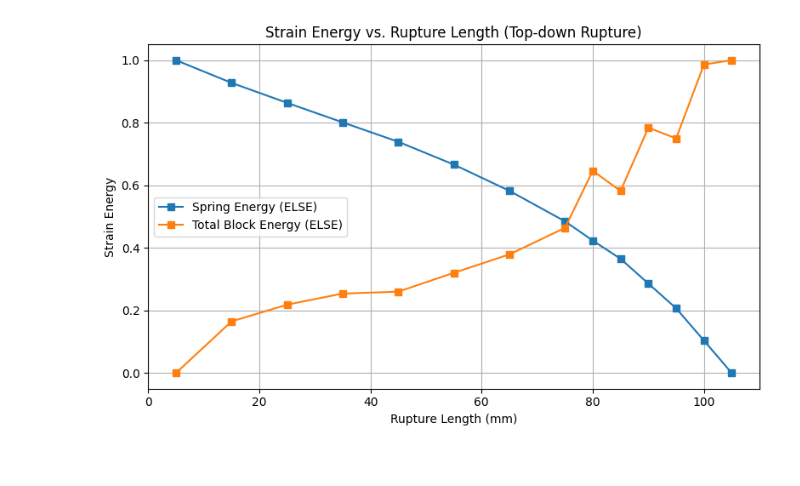
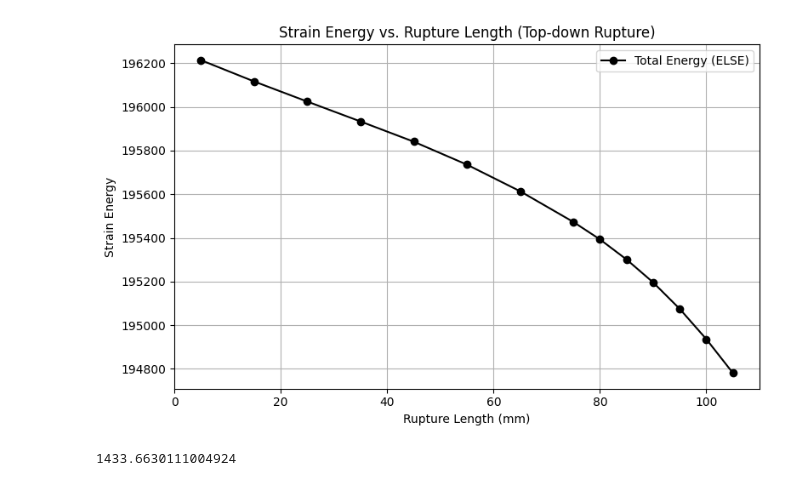
Before and after one commit to Gauss963/PSU-Abaqus, a Jupyter notebook: read-npz.ipynb, the cells around one changed output. Cells and saved outputs as stored; diff of their text form; code cells hidden in the pictures.

```diff
--- a/read-npz.ipynb
+++ b/read-npz.ipynb
@@ -24,36 +24,41 @@ for RUPTURE_POSITION in RUPTURE_POSITIONS:
     data = np.load(filename)
     spring_energies.append(data.get('ELSE-Spring', np.nan))
     center_block_energies.append(data.get('ELSE-Center-Block', np.nan))
     left_block_energies.append(data.get('ELSE-Left-Block', np.nan))
     right_block_energies.append(data.get('ELSE-Right-Block', np.nan))
     steel_plate_block_energies.append(data.get('ELSE-Steel-Plate', np.nan))
 
 spring_energies = np.array(spring_energies)
 center_block_energies = np.array(center_block_energies)
 left_block_energies = np.array(left_block_energies)
 right_block_energies = np.array(right_block_energies)
 steel_plate_block_energies = np.array(steel_plate_block_energies)
 
 TOTAL_ENERGY = spring_energies + center_block_energies + left_block_energies + right_block_energies + steel_plate_block_energies
-
+TOTAL_ENERGY_GRADIENT = np.gradient(TOTAL_ENERGY, RUPTURE_POSITIONS)
 plt.figure(figsize=(8, 5))
-plt.plot(RUPTURE_POSITIONS, norm(spring_energies), 's-', label='Spring Energy (ELSE)')
+# plt.plot(RUPTURE_POSITIONS, norm(spring_energies), 's-', label='Spring Energy (ELSE)')
 # plt.plot(RUPTURE_POSITIONS, center_block_energies, 's-', label='Center Block Energy (ELSE)')
 # plt.plot(RUPTURE_POSITIONS, left_block_energies, 's-', label='Left Block Energy (ELSE)')
 # plt.plot(RUPTURE_POSITIONS, right_block_energies, 's-', label='Right Block Energy (ELSE)')
 # plt.plot(RUPTURE_POSITIONS, steel_plate_block_energies, 's-', label='Steel Plate Energy (ELSE)')
 
-plt.plot(RUPTURE_POSITIONS, norm(center_block_energies+left_block_energies+right_block_energies), 's-', label='Total Block Energy (ELSE)')
-# plt.plot(RUPTURE_POSITIONS, left_block_energies+right_block_energies, 's-', label='Total Side Block Energy (ELSE)')
-# plt.plot(RUPTURE_POSITIONS, TOTAL_ENERGY, 'o-', label='Total Energy (ELSE)', color='black')
+# plt.plot(RUPTURE_POSITIONS, norm(center_block_energies+left_block_energies+right_block_energies), 's-', label='Total Block Energy (ELSE)')
+# plt.plot(RUPTURE_POSITIONS, norm(left_block_energies+right_block_energies), 's-', label='Total Side Block Energy (ELSE)')
+plt.plot(RUPTURE_POSITIONS, TOTAL_ENERGY, 'o-', label='Total Energy (ELSE)', color='black')
 
 plt.xlabel('Rupture Length (mm)')
 plt.ylabel('Strain Energy')
 plt.title('Strain Energy vs. Rupture Length (Top-down Rupture)')
 plt.legend()
 plt.grid(True)
 plt.tight_layout()
 plt.savefig('Strain-energies.pdf', dpi=300)
 plt.show()
+plt.close()
 # %% [output]
-[figure, old version]
+[figure, new version]
+# %%
+print(np.max(TOTAL_ENERGY) - np.min(TOTAL_ENERGY))
+# %% [output]
+1433.6630111004924
```
Also changed, not shown: 36 other files.
